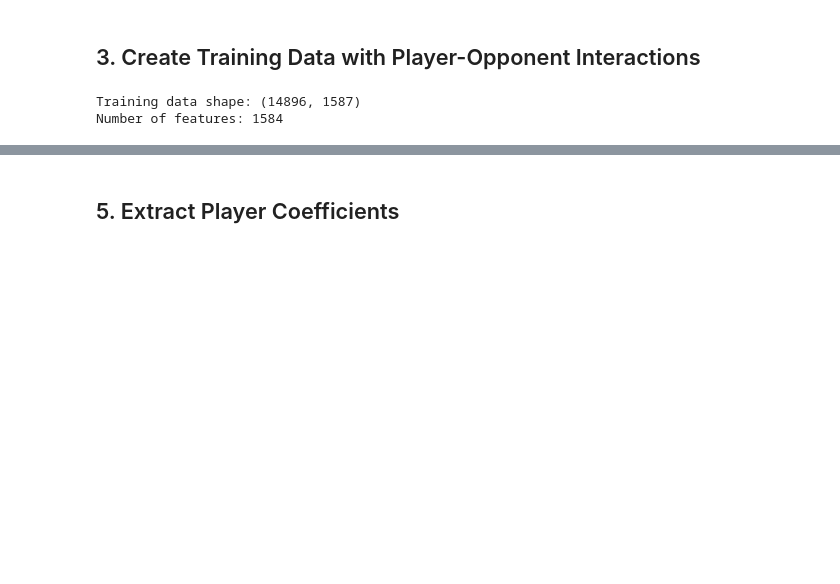
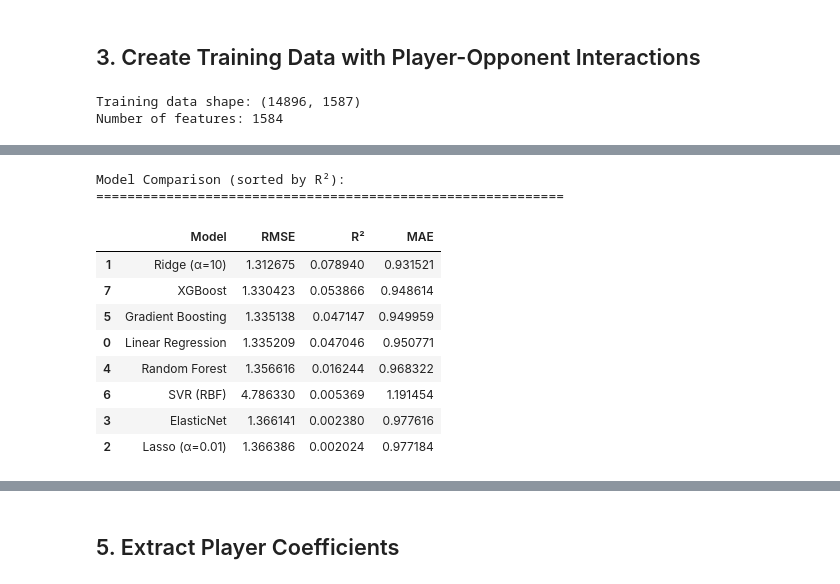
Before and after one commit to johngreenough/SportsModule, a Jupyter notebook: linearmodel.ipynb, the cells around one changed output, grey strips where cells are left out. Drawn from its saved outputs; the diff is of its cells as text; code cells hidden in the pictures; blank space fills up the shorter version.

```diff
--- a/linearmodel.ipynb
+++ b/linearmodel.ipynb
@@ -8,11 +8,29 @@ This notebook uses Ridge regression to recommend the best 4 players to field aga
 import pandas as pd
 import numpy as np
 import matplotlib.pyplot as plt
-from sklearn.linear_model import Ridge
-from sklearn.model_selection import train_test_split
-from sklearn.metrics import mean_squared_error, r2_score
+from sklearn.linear_model import Ridge, Lasso, ElasticNet, LinearRegression
+from sklearn.ensemble import RandomForestRegressor, GradientBoostingRegressor
+from sklearn.svm import SVR
+from sklearn.preprocessing import StandardScaler
+from sklearn.model_selection import train_test_split, cross_val_score
+from sklearn.metrics import mean_squared_error, r2_score, mean_absolute_error
 import warnings
 warnings.filterwarnings('ignore')
+
+# Optional imports - will skip if not installed/configured
+try:
+    from xgboost import XGBRegressor
+    HAS_XGBOOST = True
+except (ImportError, Exception) as e:
+    HAS_XGBOOST = False
+    print(f"XGBoost not available - skipping ({type(e).__name__})")
+
+try:
+    from lightgbm import LGBMRegressor
+    HAS_LIGHTGBM = True
+except (ImportError, Exception) as e:
+    HAS_LIGHTGBM = False
+    print(f"LightGBM not available - skipping ({type(e).__name__})")
 
 # Configuration
 DATA_DIR = 'data/'
@@ -221,0 +312,19 @@ Test R2: 0.0789
+# %%
+# Create results comparison table
+results_df = pd.DataFrame(results)
+results_df = results_df.sort_values('R²', ascending=False)
+print("Model Comparison (sorted by R²):")
+print("=" * 60)
+results_df
+# %% [output]
+Model Comparison (sorted by R²):
+============================================================
+|  | Model | RMSE | R² | MAE |
+| 1 | Ridge (α=10) | 1.312675 | 0.078940 | 0.931521 |
+| 7 | XGBoost | 1.330423 | 0.053866 | 0.948614 |
+| 5 | Gradient Boosting | 1.335138 | 0.047147 | 0.949959 |
+| 0 | Linear Regression | 1.335209 | 0.047046 | 0.950771 |
+| 4 | Random Forest | 1.356616 | 0.016244 | 0.968322 |
+| 6 | SVR (RBF) | 4.786330 | 0.005369 | 1.191454 |
+| 3 | ElasticNet | 1.366141 | 0.002380 | 0.977616 |
+| 2 | Lasso (α=0.01) | 1.366386 | 0.002024 | 0.977184 |
```
Also changed, not shown: parts of 14 cells of this notebook.
